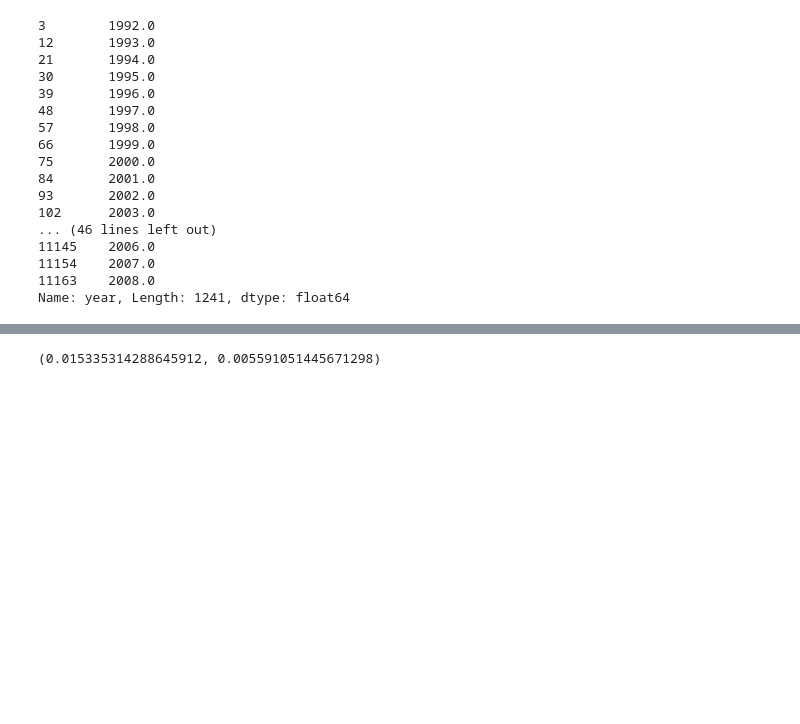
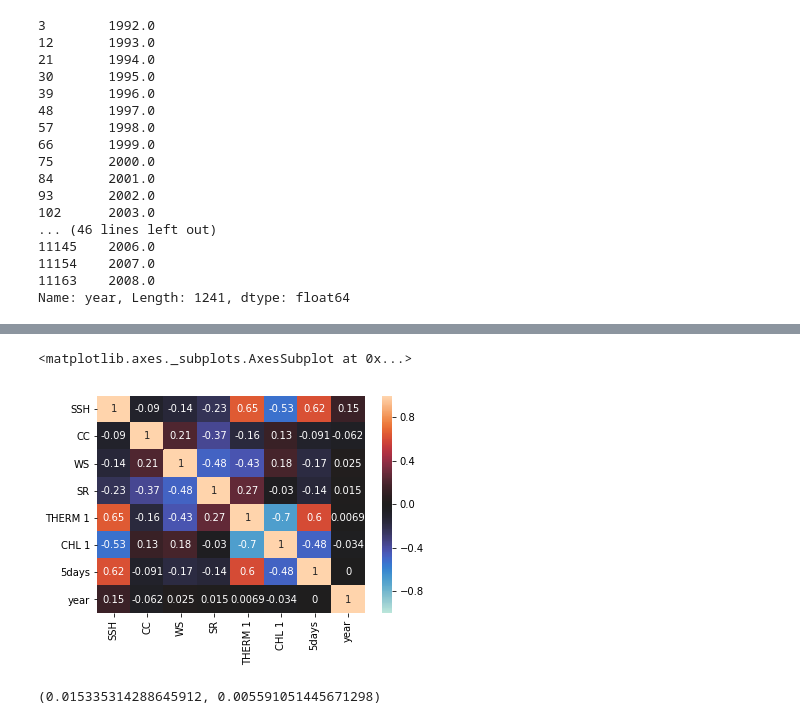
Before and after one commit to boussoffara/ocean-depth, a Jupyter notebook: notebooks/Untitled.ipynb, the cells around one changed output, grey strips where cells are left out. Cells and saved outputs as stored; diff of their text form; code cells hidden in the pictures; blank space fills up the shorter version.

```diff
--- a/notebooks/Untitled.ipynb
+++ b/notebooks/Untitled.ipynb
@@ -67,3 +120,12 @@ Name: year, Length: 1241, dtype: float64
+# %%
+cors = np.corrcoef(np.transpose(dataClean[['SSH', 'CC', 'WS', 'SR', 'THERM 1',
+                                     'CHL 1','5days', 'year']]))
+sn.heatmap(cors, annot=True, cbar=True, vmin=-1, vmax=1, xticklabels=['SSH', 'CC', 'WS', 'SR', 'THERM 1',
+                                     'CHL 1','5days', 'year'], yticklabels=['SSH', 'CC', 'WS', 'SR', 'THERM 1',
+                                     'CHL 1','5days', 'year'], center=0)
+# %% [output]
+<matplotlib.axes._subplots.AxesSubplot at 0x...>
+[figure, added]
 # %%
 X_train=dataClean.loc[dataClean['year']!=2008,('CHL 1','THERM 1','SSH','SR','WS')]
 X_test=dataClean.loc[dataClean['year']==2008,('CHL 1','THERM 1','SSH','SR','WS')]
```
Also changed, not shown: parts of 6 cells of this notebook, 32 other files.
